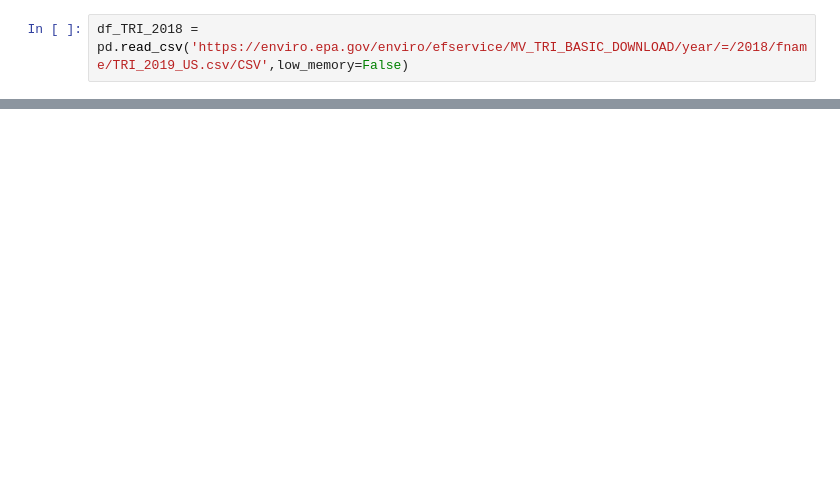
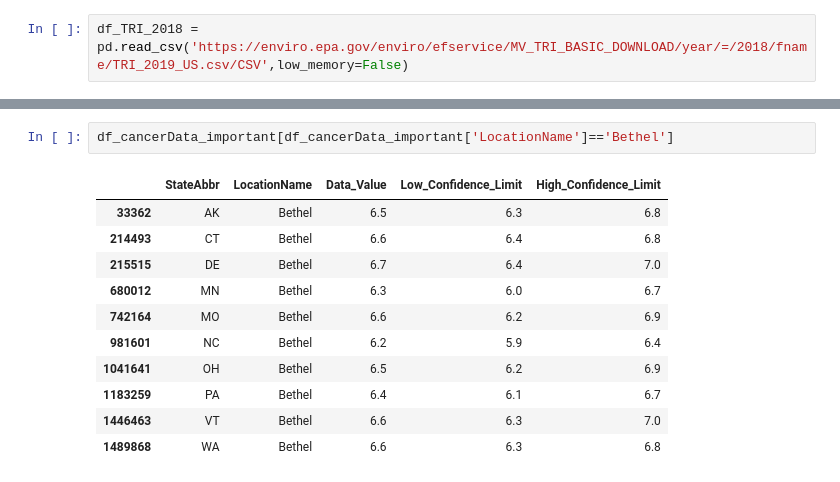
Before and after one commit to matthewueckermann/CISC367Final, a Jupyter notebook: messyNotebook.ipynb, the cells around one changed output, grey strips where cells are left out. Drawn from its saved outputs; the diff is of its cells as text; blank space fills up the shorter version.

```diff
--- a/messyNotebook.ipynb
+++ b/messyNotebook.ipynb
@@ -60,0 +92,14 @@ df_TRI_2018
+# %%
+df_cancerData_important[df_cancerData_important['LocationName']=='Bethel']
+# %% [output]
+|  | StateAbbr | LocationName | Data_Value | Low_Confidence_Limit | High_Confidence_Limit |
+| 33362 | AK | Bethel | 6.5 | 6.3 | 6.8 |
+| 214493 | CT | Bethel | 6.6 | 6.4 | 6.8 |
+| 215515 | DE | Bethel | 6.7 | 6.4 | 7.0 |
+| 680012 | MN | Bethel | 6.3 | 6.0 | 6.7 |
+| 742164 | MO | Bethel | 6.6 | 6.2 | 6.9 |
+| 981601 | NC | Bethel | 6.2 | 5.9 | 6.4 |
+| 1041641 | OH | Bethel | 6.5 | 6.2 | 6.9 |
+| 1183259 | PA | Bethel | 6.4 | 6.1 | 6.7 |
+| 1446463 | VT | Bethel | 6.6 | 6.3 | 7.0 |
+| 1489868 | WA | Bethel | 6.6 | 6.3 | 6.8 |
```
Also changed, not shown: parts of 27 cells of this notebook.
